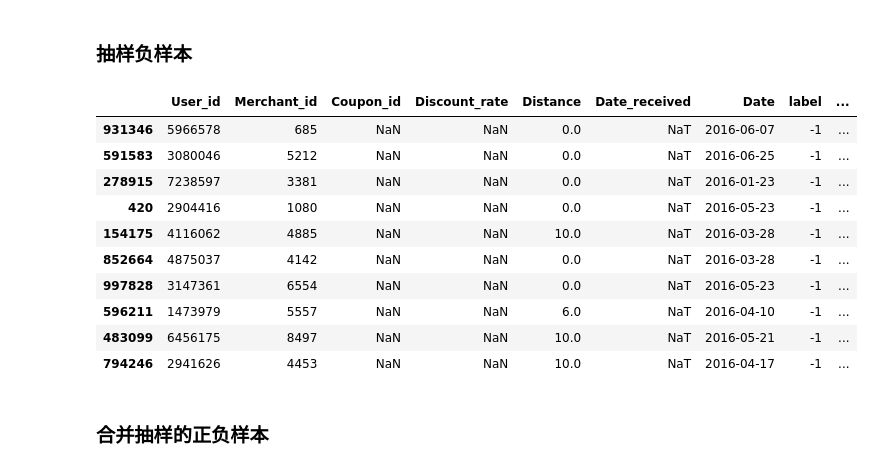
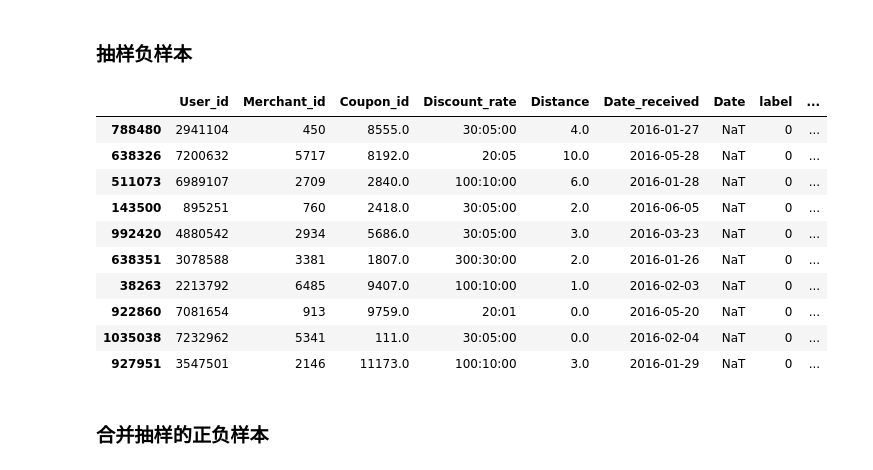
Before and after one commit to kusutori/pythonTest, a Jupyter notebook: 2homework_syuumatsu/202107187055_严俊睿.ipynb, the cells around one changed output. Drawn from its saved outputs; the diff is of its cells as text; code cells hidden in the pictures.

```diff
--- a/2homework_syuumatsu/作业2.ipynb
+++ b/2homework_syuumatsu/202107187055_严俊睿.ipynb
@@ -69,10 +70,10 @@ data=pd.merge(data,user_get,
 # %% [markdown]
 ### 作业1：统计各用户 label 为1的数量
 # %%
-label_1=data[['User_id','label']].groupby('User_id').agg(lambda x: sum(x==1))
-label_1.columns=['label_1']
-data=pd.merge(data,label_1,
+user_label1=data[['User_id','label']].groupby('User_id').agg(lambda x: sum(x==1))
+user_label1.columns=['user_label1']
+data=pd.merge(data,user_label1,
              left_on='User_id',right_index=True,
              how='left')
-label_1
+user_label1
 # %% [output]
@@ -91,11 +92,11 @@ label_1
 | 7361024 | 0 |
 323087 rows × 1 columns
 # %%
-merchat_popu=data[['Merchant_id','Coupon_id','label']].groupby('Merchant_id').agg({
+merchant_popu=data[['Merchant_id','Coupon_id','label']].groupby('Merchant_id').agg({
                                             'label':lambda x:sum(x==1),
                                             'Coupon_id':lambda x: sum(x.notnull())})
-merchat_popu['merchat_popu']=merchat_popu['label']/merchat_popu['Coupon_id']
-data=pd.merge(data,merchat_popu[['merchat_popu']],
+merchant_popu['merchant_popu']=merchant_popu['label']/merchant_popu['Coupon_id']
+data=pd.merge(data,merchant_popu[['merchant_popu']],
              left_on='Merchant_id',right_index=True,
              how='left')
 # %%
@@ -202,20 +203,20 @@ data_T=data[data['label']==1].sample(n)
 # %% [markdown]
 ### 抽样负样本
 # %%
-data_F=data[data['label']==-1].sample(n)
+data_F=data[data['label']==0].sample(n)
 data_F
 # %% [output]
 |  | User_id | Merchant_id | Coupon_id | Discount_rate | Distance | Date_received | Date | label | ... |
-| 931346 | 5966578 | 685 | NaN | NaN | 0.0 | NaT | 2016-06-07 | -1 | ... |
-| 591583 | 3080046 | 5212 | NaN | NaN | 0.0 | NaT | 2016-06-25 | -1 | ... |
-| 278915 | 7238597 | 3381 | NaN | NaN | 0.0 | NaT | 2016-01-23 | -1 | ... |
-| 420 | 2904416 | 1080 | NaN | NaN | 0.0 | NaT | 2016-05-23 | -1 | ... |
-| 154175 | 4116062 | 4885 | NaN | NaN | 10.0 | NaT | 2016-03-28 | -1 | ... |
-| 852664 | 4875037 | 4142 | NaN | NaN | 0.0 | NaT | 2016-03-28 | -1 | ... |
-| 997828 | 3147361 | 6554 | NaN | NaN | 0.0 | NaT | 2016-05-23 | -1 | ... |
-| 596211 | 1473979 | 5557 | NaN | NaN | 6.0 | NaT | 2016-04-10 | -1 | ... |
-| 483099 | 6456175 | 8497 | NaN | NaN | 10.0 | NaT | 2016-05-21 | -1 | ... |
-| 794246 | 2941626 | 4453 | NaN | NaN | 10.0 | NaT | 2016-04-17 | -1 | ... |
+| 788480 | 2941104 | 450 | 8555.0 | 30:05:00 | 4.0 | 2016-01-27 | NaT | 0 | ... |
+| 638326 | 7200632 | 5717 | 8192.0 | 20:05 | 10.0 | 2016-05-28 | NaT | 0 | ... |
+| 511073 | 6989107 | 2709 | 2840.0 | 100:10:00 | 6.0 | 2016-01-28 | NaT | 0 | ... |
+| 143500 | 895251 | 760 | 2418.0 | 30:05:00 | 2.0 | 2016-06-05 | NaT | 0 | ... |
+| 992420 | 4880542 | 2934 | 5686.0 | 30:05:00 | 3.0 | 2016-03-23 | NaT | 0 | ... |
+| 638351 | 3078588 | 3381 | 1807.0 | 300:30:00 | 2.0 | 2016-01-26 | NaT | 0 | ... |
+| 38263 | 2213792 | 6485 | 9407.0 | 100:10:00 | 1.0 | 2016-02-03 | NaT | 0 | ... |
+| 922860 | 7081654 | 913 | 9759.0 | 20:01 | 0.0 | 2016-05-20 | NaT | 0 | ... |
+| 1035038 | 7232962 | 5341 | 111.0 | 30:05:00 | 0.0 | 2016-02-04 | NaT | 0 | ... |
+| 927951 | 3547501 | 2146 | 11173.0 | 100:10:00 | 3.0 | 2016-01-29 | NaT | 0 | ... |
 # %% [markdown]
 ### 合并抽样的正负样本
 # %%
```
Also changed, not shown: parts of 16 cells of this notebook, 1 other file.
